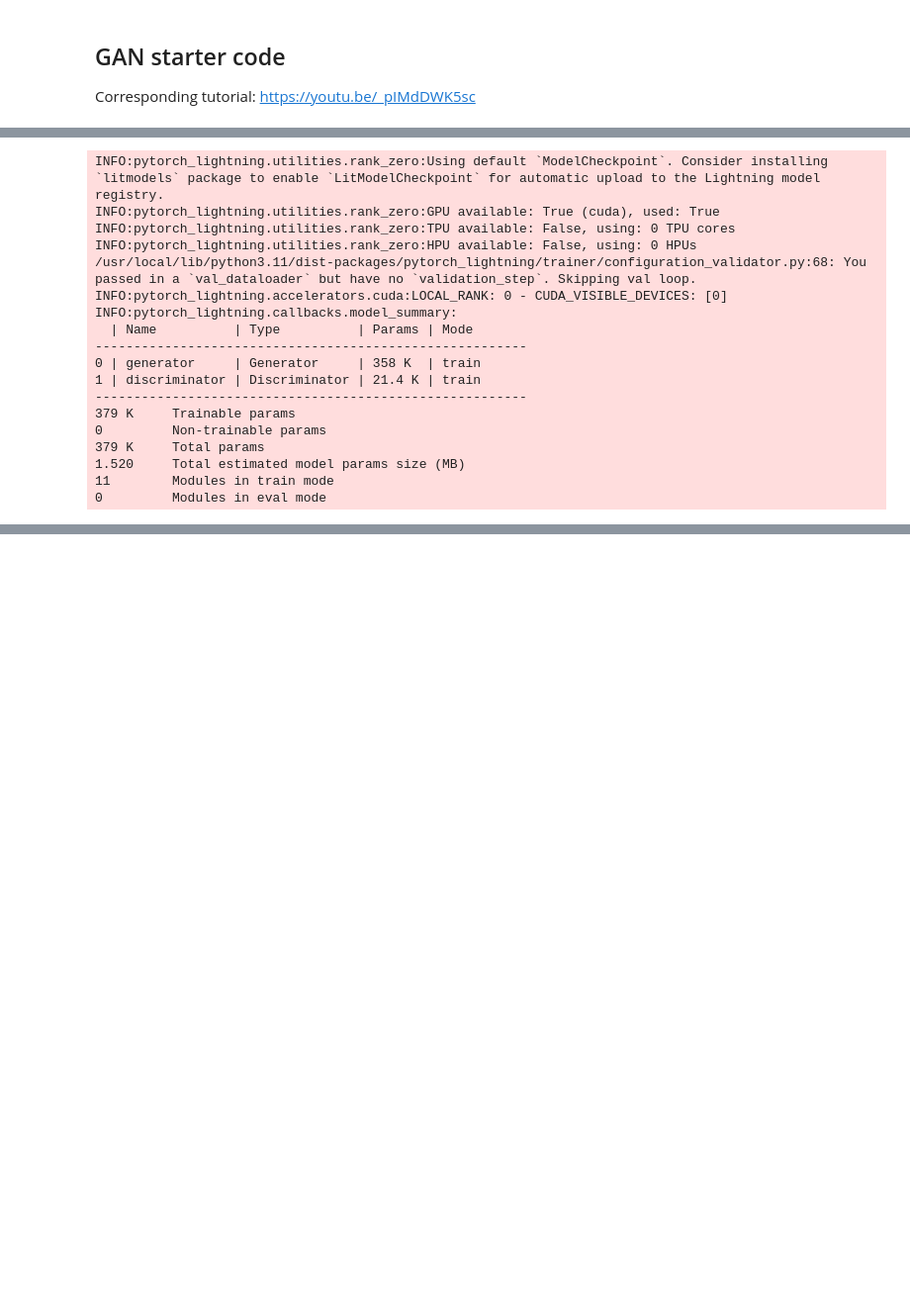
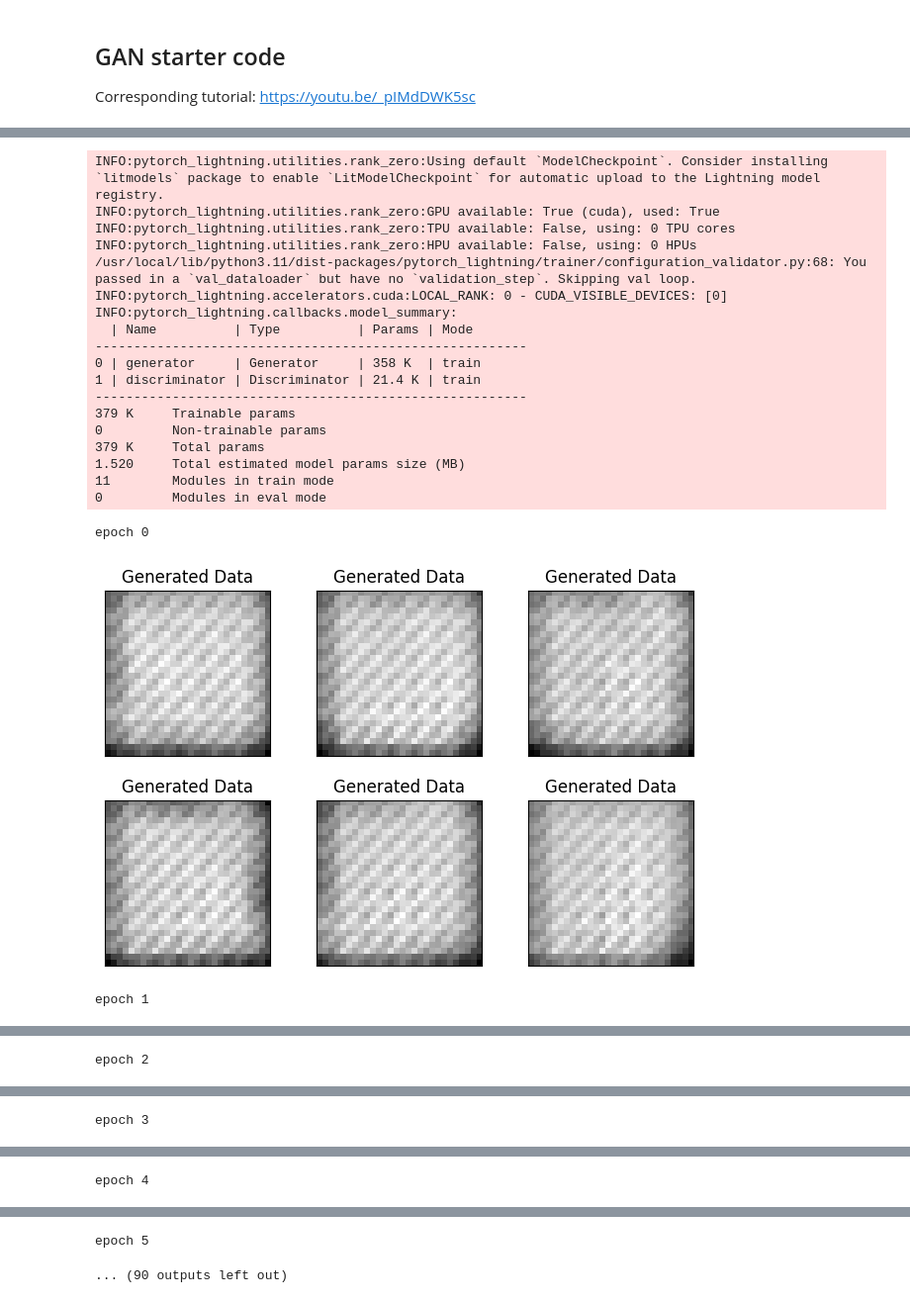
Before and after one commit to vpurushoth18/GANs, a Jupyter notebook: GAN_pytorch.ipynb, the cells around one changed output, grey strips where cells are left out. Shown at 99% size. Drawn from its saved outputs; the diff is of its cells as text; code cells hidden in the pictures; blank space fills up the shorter version.

```diff
--- a/GAN_pytorch.ipynb
+++ b/GAN_pytorch.ipynb
@@ -270,22 +265,25 @@ epoch 0
 # %%
-trainer = pl.Trainer(max_epochs=20, devices=AVAIL_GPUS)
+trainer = pl.Trainer(max_epochs=50, devices=AVAIL_GPUS)
 trainer.fit(model, dm)
 # %% [output]
 INFO:pytorch_lightning.utilities.rank_zero:Using default `ModelCheckpoint`. Consider installing `litmodels` package to enable `LitModelCheckpoint` for automatic upload to the Lightning model registry.
 INFO:pytorch_lightning.utilities.rank_zero:GPU available: True (cuda), used: True
 INFO:pytorch_lightning.utilities.rank_zero:TPU available: False, using: 0 TPU cores
 INFO:pytorch_lightning.utilities.rank_zero:HPU available: False, using: 0 HPUs
 /usr/local/lib/python3.11/dist-packages/pytorch_lightning/trainer/configuration_validator.py:68: You passed in a `val_dataloader` but have no `validation_step`. Skipping val loop.
 INFO:pytorch_lightning.accelerators.cuda:LOCAL_RANK: 0 - CUDA_VISIBLE_DEVICES: [0]
 INFO:pytorch_lightning.callbacks.model_summary:
   | Name          | Type          | Params | Mode
 --------------------------------------------------------
 0 | generator     | Generator     | 358 K  | train
 1 | discriminator | Discriminator | 21.4 K | train
 --------------------------------------------------------
 379 K     Trainable params
 0         Non-trainable params
 379 K     Total params
 1.520     Total estimated model params size (MB)
 11        Modules in train mode
 0         Modules in eval mode
+epoch 0
+[figure, added]
+epoch 1
@@ -291,0 +291 @@ INFO:pytorch_lightning.callbacks.model_summary:
+epoch 2
@@ -291,0 +293 @@ INFO:pytorch_lightning.callbacks.model_summary:
+epoch 3
@@ -291,0 +295 @@ INFO:pytorch_lightning.callbacks.model_summary:
+epoch 4
@@ -291,0 +297,2 @@ INFO:pytorch_lightning.callbacks.model_summary:
+epoch 5
+... (90 outputs left out)
```
Also changed, not shown: parts of 4 cells of this notebook.
